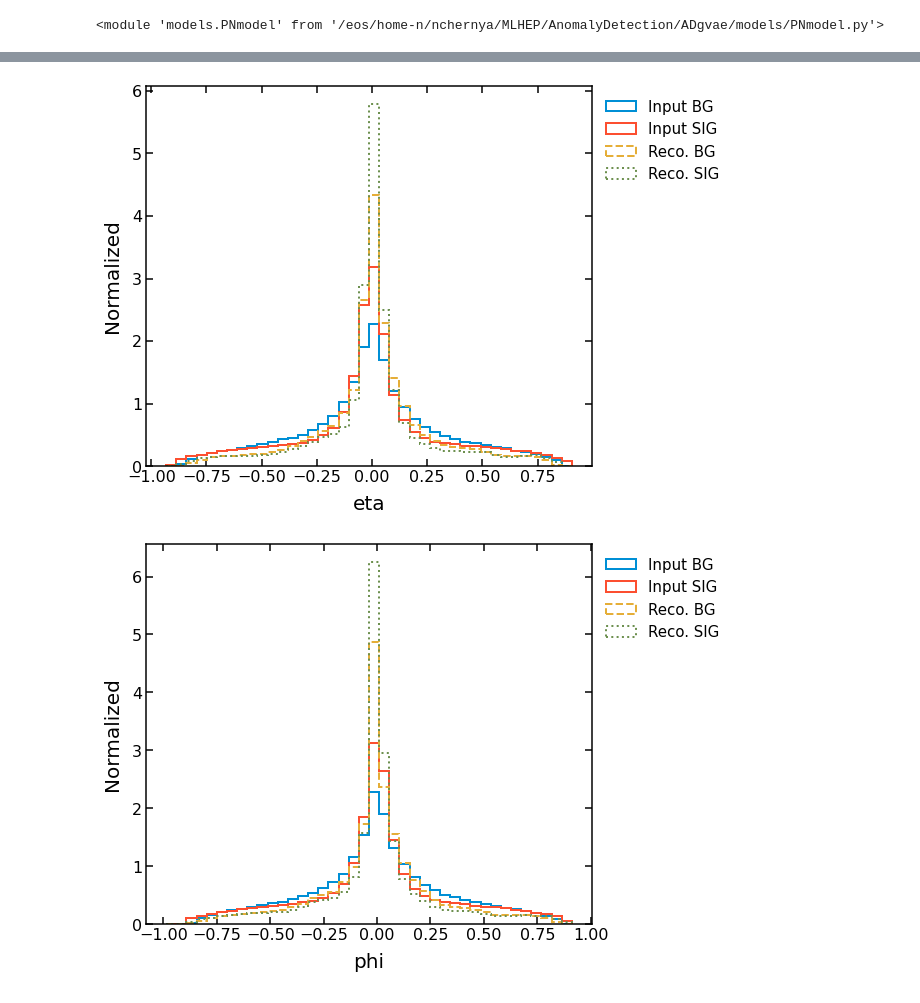
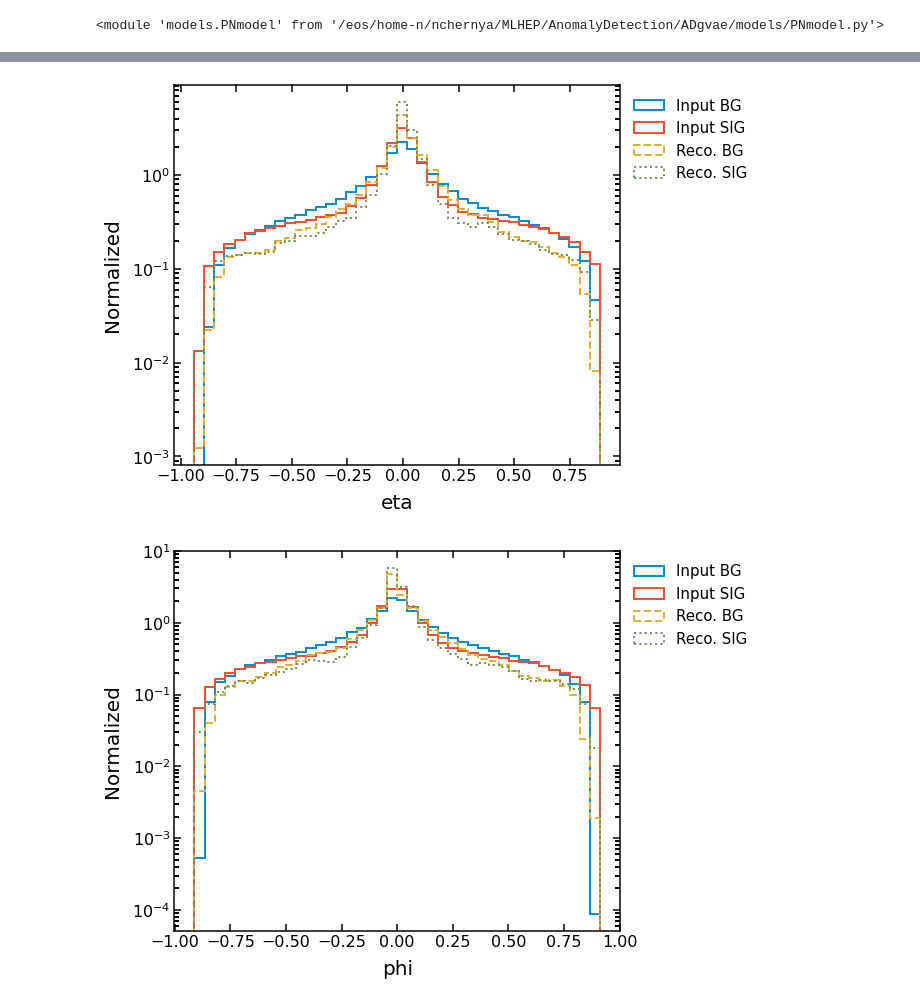
Before and after one commit to nadya-chernyavskaya/ADgvae, a Jupyter notebook: notebooks/PN_AE.ipynb, the cells around one changed output, grey strips where cells are left out. Drawn from its saved outputs; the diff is of its cells as text; code cells hidden in the pictures.

```diff
--- a/notebooks/PN_AE.ipynb
+++ b/notebooks/PN_AE.ipynb
@@ -28,7 +30,7 @@ DATA_PATH = '/eos/project/d/dshep/TOPCLASS/DijetAnomaly/VAE_data/events/'
 TRAIN_NAME = 'qcd_sqrtshatTeV_13TeV_PU40_NEW_sideband'
 filename_bg = DATA_PATH + TRAIN_NAME + '_parts/' + TRAIN_NAME + '_000.h5'
 batch_size = 128
-train_set_size = int((5*10e4//batch_size)*batch_size)
+train_set_size = int((5*10e3//batch_size)*batch_size)
 # %%
 nodes_n, feat_sz, particles_bg  = prepr.prepare_data_constituents(filename_bg,train_set_size,0,train_set_size+1)
 # %% [output]
@@ -130,4 +145,12 @@ Epoch 3/3
+# %%
+
+loaded_model = tf.keras.models.load_model(
+    "/eos/user/n/nchernya/MLHEP/AnomalyDetection/ADgvae/output_model_saved_PN_AE_2021_07_29_T_11_22",
+    custom_objects={"PN_AE": pn.get_particle_net_lite_ae, "threeD_loss":losses.threeD_loss}
+)
 # %%
+model = loaded_model
+
 Y_bg_predict = model.predict([particles_bg_test[:,:,0:2],particles_bg_test])
 Y_sig_predict = model.predict([particles_sig[:,:,0:2],particles_sig])
 # %%
@@ -149,7 +172,7 @@ plt.hist(loss_sig, bins=bins, label='SIG', density=True, range=(min_score, max_s
 plt.xlabel("VAE Chamfer Loss")
 plt.ylabel("Normalized Dist.")
 plt.legend(loc='upper right')
-savename = '/eos/user/n/nchernya/MLHEP/AnomalyDetection/ADgvae/figs/reco_edgeconv_ae_test.pdf'
+savename = '/eos/user/n/nchernya/MLHEP/AnomalyDetection/ADgvae/figs/reco_edgeconv_pn_ae.pdf'
 plt.savefig(savename)
 plt.show()
 # %% [output]
@@ -157,24 +180,24 @@ plt.show()
 # %%
 plt.style.use('/eos/user/n/nchernya/MLHEP/AnomalyDetection/ADgvae/utils/adfigstyle.mplstyle')
 for i in range(0,len(feats)):
     #xmin = np.quantile(particles_bg[:,:,i].flatten(),0.)
     #xmax = np.quantile(particles_bg[:,:,i].flatten(),1)
     xmin = np.min([np.min(particles_bg[:,:,i].flatten()),np.min(Y_bg_predict[:,:,i].flatten())])
     xmax = np.max([np.max(particles_bg[:,:,i].flatten()),np.max(Y_bg_predict[:,:,i].flatten())])
     n_bins = 40
     plot_range = (xmin,xmax)
     plt.figure()
     _,bins,_ = plt.hist(particles_bg_test[:,:,i].flatten(), bins=n_bins, range = plot_range,label='Input BG', density=True, histtype='step', fill=False, linewidth=2)
     _,_,_ = plt.hist(particles_sig[:,:,i].flatten(), bins=bins, label='Input SIG',density=True, histtype='step', fill=False, linewidth=2)
     _,_,_ = plt.hist(Y_bg_predict[:,:,i].flatten(), bins=bins, label='Reco. BG', linestyle='--',density=True, histtype='step', fill=False, linewidth=2)
     _,_,_ = plt.hist(Y_sig_predict[:,:,i].flatten(), bins=bins, label='Reco. SIG', linestyle=':',density=True, histtype='step', fill=False, linewidth=2)
     plt.xlabel(feats[i])
     plt.ylabel("Normalized")
     plt.legend(bbox_to_anchor=(1., 1.),fontsize=15)
-    #plt.semilogy()
-    savename = '/eos/user/n/nchernya/MLHEP/AnomalyDetection/ADgvae/figs/reco_edgeconv_ae_{}_test.pdf'.format(feats[i])
+    plt.semilogy()
+    savename = '/eos/user/n/nchernya/MLHEP/AnomalyDetection/ADgvae/figs/reco_edgeconv_pn_ae_{}_test.pdf'.format(feats[i])
     plt.savefig(savename)
     plt.show()
 # %% [output]
-[figure, old version]
+[figure, new version]
-[figure, old version]
+[figure, new version]
```
Also changed, not shown: parts of 9 cells of this notebook, 10 other files.
